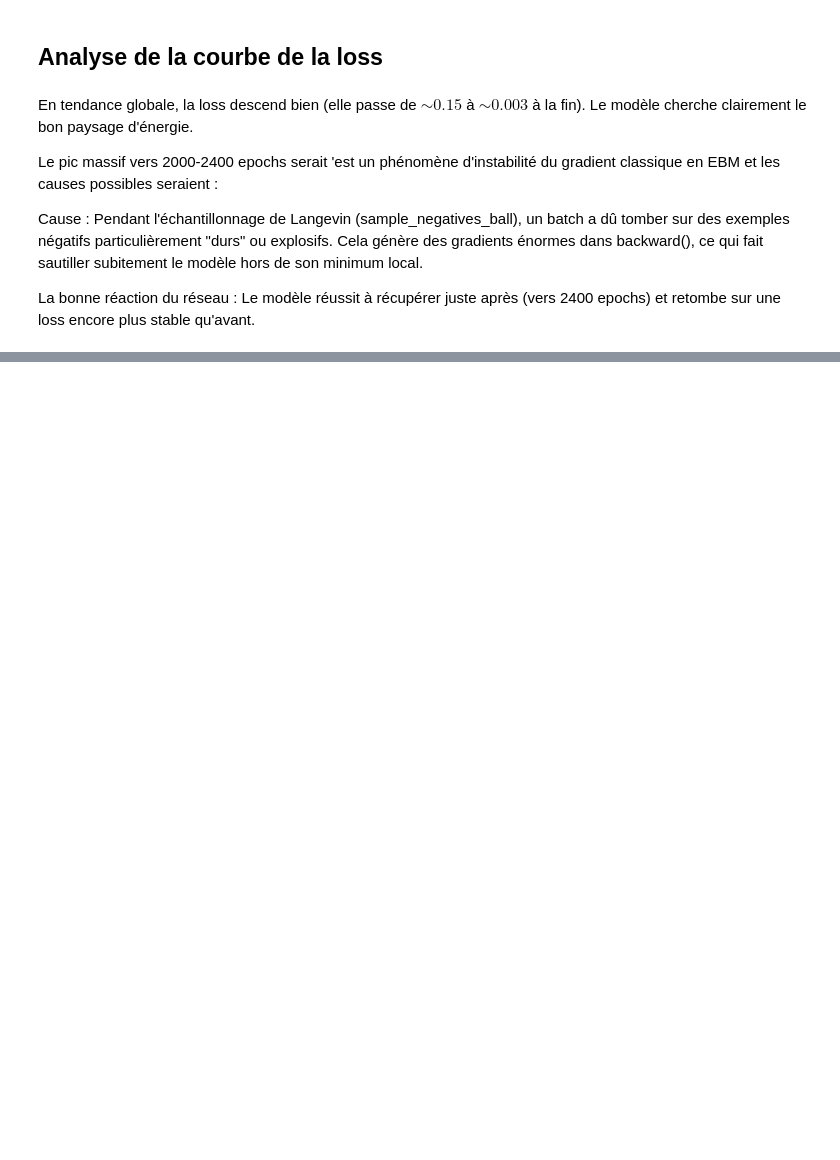
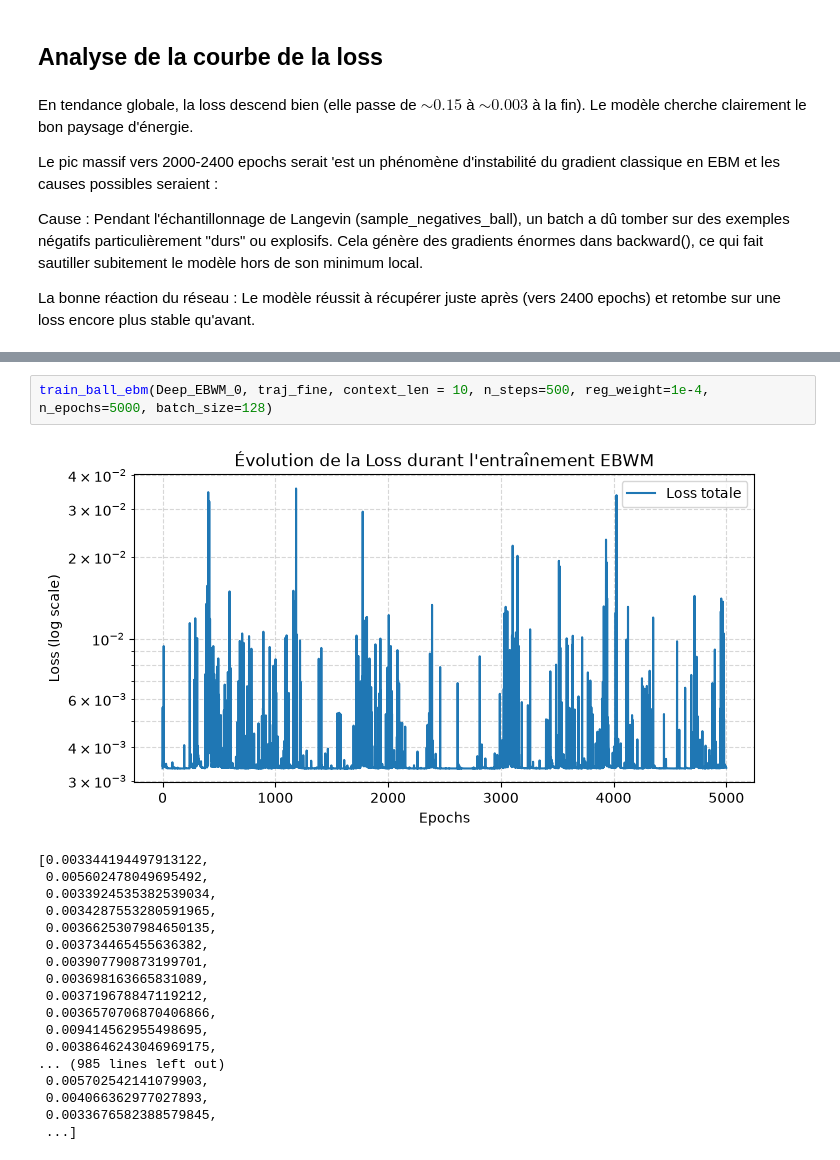
Before and after one commit to Faj1223/Cognitively-Inspired-Energy-Based-World-Models, a Jupyter notebook: notebooks/03_World_model.ipynb, the cells around one changed output, grey strips where cells are left out. Drawn from its saved outputs; the diff is of its cells as text; blank space fills up the shorter version.

```diff
--- a/notebooks/03_World_model.ipynb
+++ b/notebooks/03_World_model.ipynb
@@ -794,0 +821,21 @@ NameError: name 'rollout_ebwm' is not defined
+# %%
+train_ball_ebm(Deep_EBWM_0, traj_fine, context_len = 10, n_steps=500, reg_weight=1e-4, n_epochs=5000, batch_size=128)
+# %% [output]
+[figure, added]
+[0.003344194497913122,
+ 0.005602478049695492,
+ 0.0033924535382539034,
+ 0.0034287553280591965,
+ 0.0036625307984650135,
+ 0.003734465455636382,
+ 0.003907790873199701,
+ 0.003698163665831089,
+ 0.003719678847119212,
+ 0.0036570706870406866,
+ 0.009414562955498695,
+ 0.0038646243046969175,
+... (985 lines left out)
+ 0.005702542141079903,
+ 0.004066362977027893,
+ 0.0033676582388579845,
+ ...]
```
Also changed, not shown: parts of 18 cells of this notebook.
